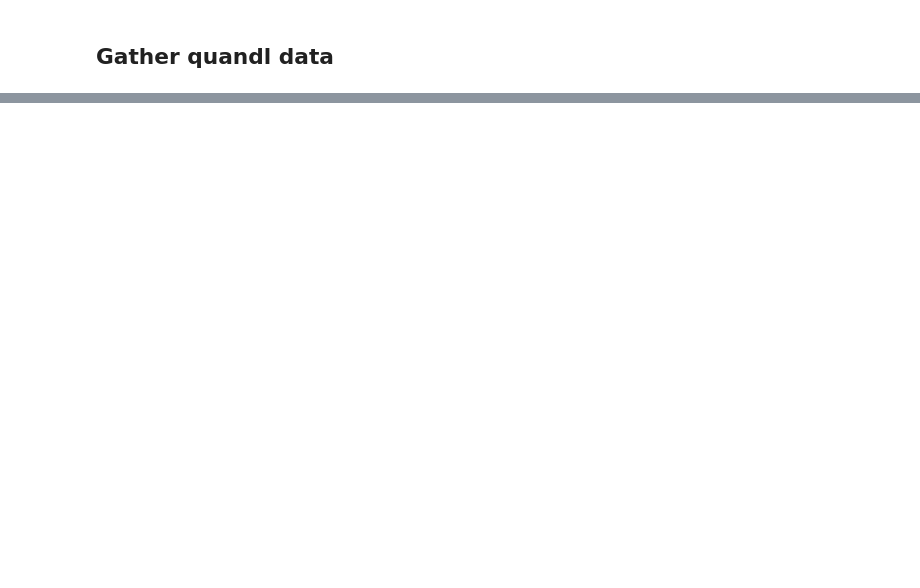
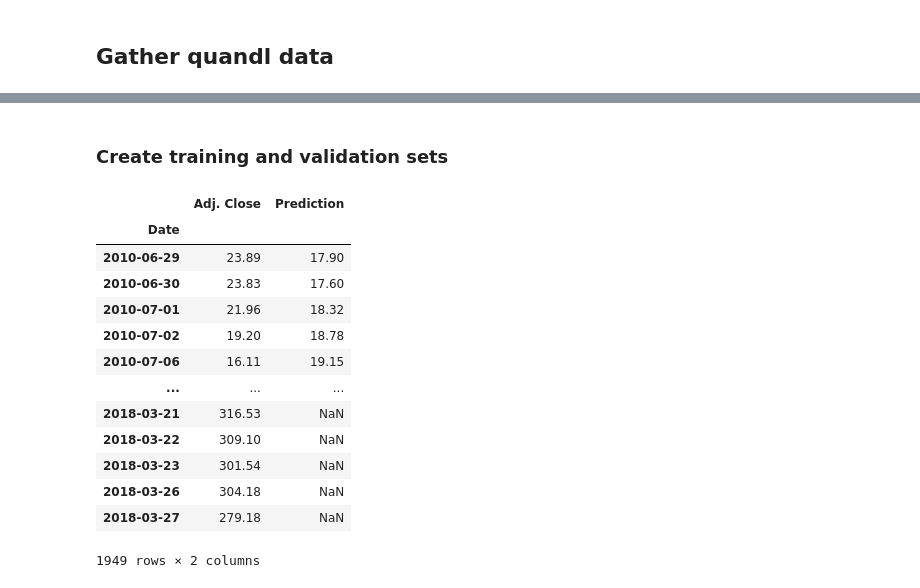
Before and after one commit to Azuremis/stock_predict, a Jupyter notebook: stock_model.ipynb, the cells around one changed output, grey strips where cells are left out. Drawn from its saved outputs; the diff is of its cells as text; code cells hidden in the pictures; blank space fills up the shorter version.

```diff
--- a/stock_model.ipynb
+++ b/stock_model.ipynb
@@ -36,0 +53,21 @@ Name: Adj. Close, dtype: float64
+# %% [markdown]
+### Create training and validation sets
+# %%
+forecast = 30
+df["Prediction"] = df[["Adj. Close"]].shift(-forecast)
+df
+# %% [output]
+|  | Adj. Close | Prediction |
+| Date |  |  |
+| 2010-06-29 | 23.89 | 17.90 |
+| 2010-06-30 | 23.83 | 17.60 |
+| 2010-07-01 | 21.96 | 18.32 |
+| 2010-07-02 | 19.20 | 18.78 |
+| 2010-07-06 | 16.11 | 19.15 |
+| ... | ... | ... |
+| 2018-03-21 | 316.53 | NaN |
+| 2018-03-22 | 309.10 | NaN |
+| 2018-03-23 | 301.54 | NaN |
+| 2018-03-26 | 304.18 | NaN |
+| 2018-03-27 | 279.18 | NaN |
+1949 rows × 2 columns
```
Also changed, not shown: parts of 9 cells of this notebook.
